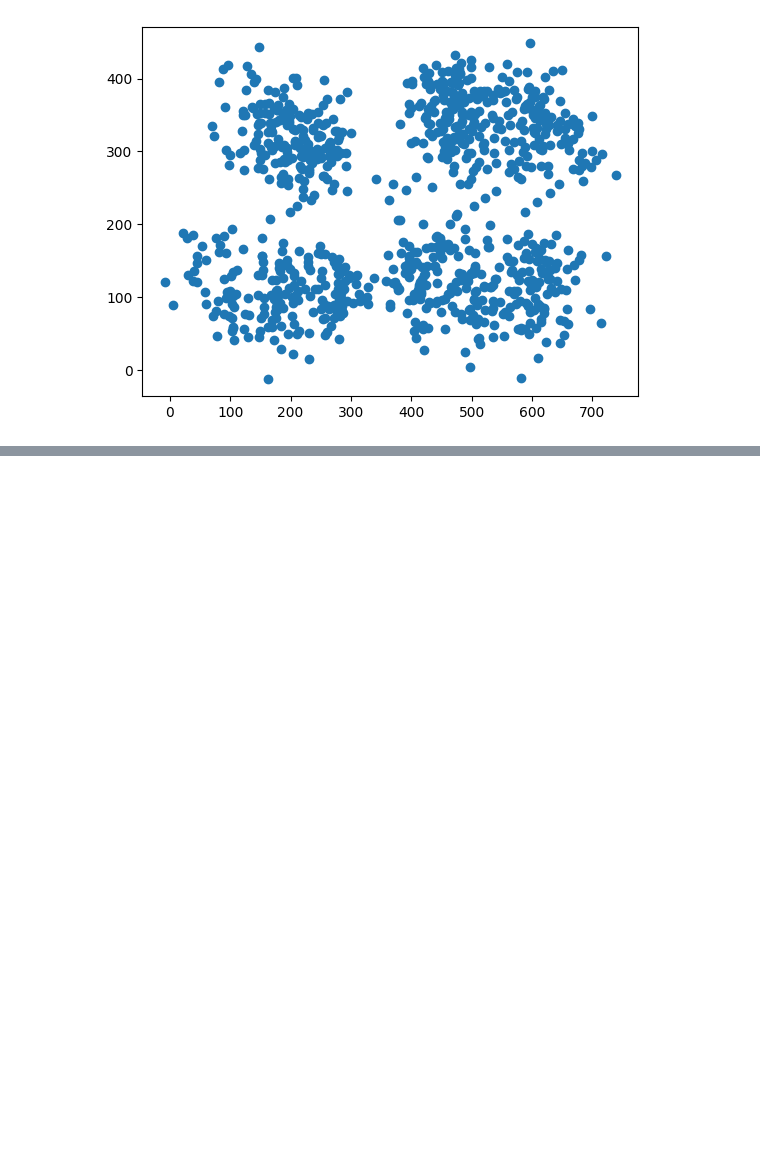
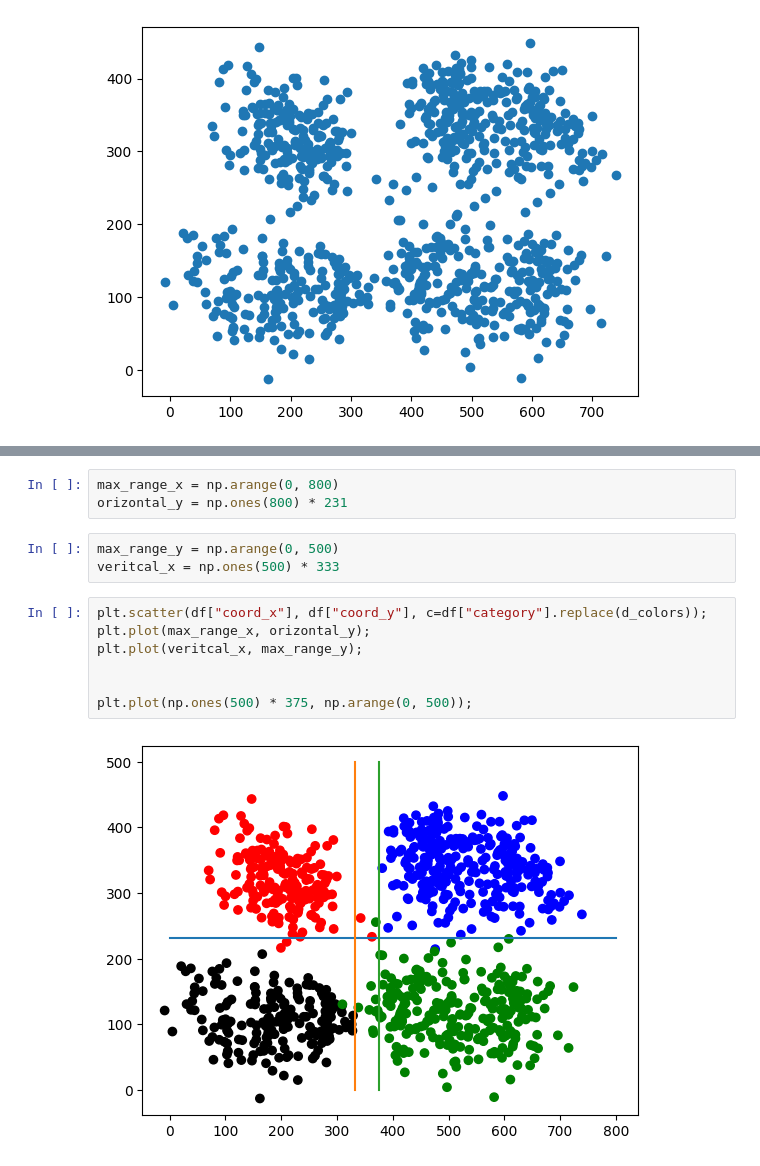
Before and after one commit to sojog/Machine-Learning-Python-2025, a Jupyter notebook: Curs6/05.decision_tree.ipynb, the cells around one changed output, grey strips where cells are left out. Cells and saved outputs as stored; diff of their text form; blank space fills up the shorter version.

```diff
--- a/Curs6/05.decision_tree.ipynb
+++ b/Curs6/05.decision_tree.ipynb
@@ -12,0 +47,15 @@ plt.scatter(df["coord_x"], df["coord_y"]);
+# %%
+max_range_x = np.arange(0, 800)
+orizontal_y = np.ones(800) * 231
+# %%
+max_range_y = np.arange(0, 500)
+veritcal_x = np.ones(500) * 333
+# %%
+plt.scatter(df["coord_x"], df["coord_y"], c=df["category"].replace(d_colors));
+plt.plot(max_range_x, orizontal_y);
+plt.plot(veritcal_x, max_range_y);
+
+
+plt.plot(np.ones(500) * 375, np.arange(0, 500));
+# %% [output]
+[figure, added]
```
Also changed, not shown: parts of 9 cells of this notebook, 8 other files.
